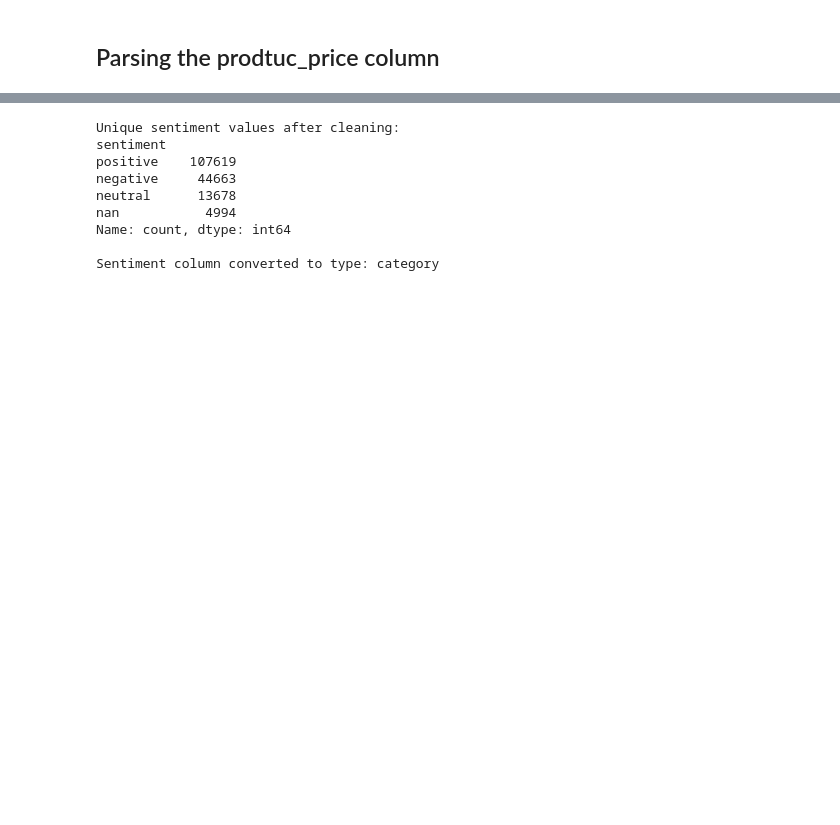
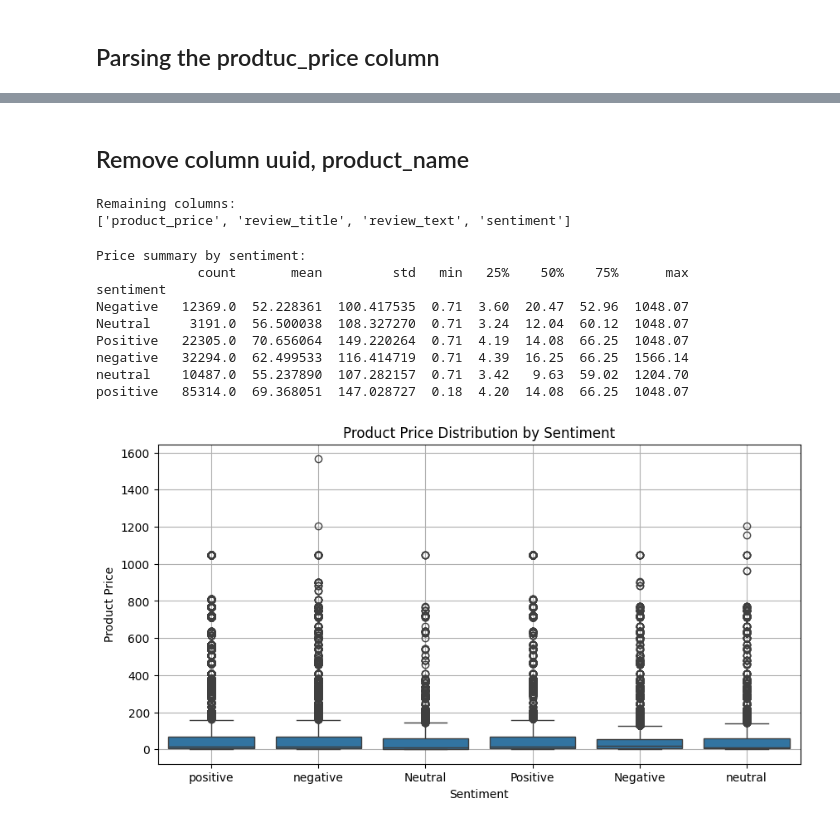
Before and after one commit to arnelkovacevic/ml-product-reviews-project, a Jupyter notebook: product_reviews_analysis.ipynb, the cells around one changed output, grey strips where cells are left out. Saved outputs shown, nothing was run; the diff lists cells and outputs as text; code cells hidden in the pictures; blank space fills up the shorter version.

```diff
--- a/product_reviews_analysis.ipynb
+++ b/product_reviews_analysis.ipynb
@@ -291,24 +249,42 @@ min           0.180000
 75%          66.250000
 max        1566.140000
 Name: product_price, dtype: float64
-# %%
-# Step 1: Convert all sentiment values to lowercase and strip extra spaces
-df['sentiment'] = df['sentiment'].astype(str).str.lower().str.strip()
-
-# Step 2: Show all unique values in the sentiment column
-print("Unique sentiment values after cleaning:")
-print(df['sentiment'].value_counts())
-
-# Step 3: Convert column type to 'category'
-df['sentiment'] = df['sentiment'].astype('category')
-print("\nSentiment column converted to type:", df['sentiment'].dtype)
-# %% [output]
-Unique sentiment values after cleaning:
-sentiment
-positive    107619
-negative     44663
-neutral      13678
-nan           4994
-Name: count, dtype: int64
-
-Sentiment column converted to type: category
+# %% [markdown]
+## Remove column uuid, product_name
+# %%
+# Drop columns that are not useful for modeling
+df = df.drop(columns=['review_uuid', 'product_name'])
+
+# Preview remaining columns
+print("Remaining columns:")
+print(df.columns.tolist())
+# %% [output]
+Remaining columns:
+['product_price', 'review_title', 'review_text', 'sentiment']
+# %%
+import seaborn as sns
+import matplotlib.pyplot as plt
+
+# Show summary statistics grouped by sentiment
+print("Price summary by sentiment:")
+print(df.groupby('sentiment', observed=False)['product_price'].describe())
+
+# Boxplot of prices by sentiment
+plt.figure(figsize=(10, 5))
+sns.boxplot(data=df, x='sentiment', y='product_price')
+plt.title("Product Price Distribution by Sentiment")
+plt.xlabel("Sentiment")
+plt.ylabel("Product Price")
+plt.grid(True)
+plt.show()
+# %% [output]
+Price summary by sentiment:
+             count       mean         std   min   25%    50%    75%      max
+sentiment
+Negative   12369.0  52.228361  100.417535  0.71  3.60  20.47  52.96  1048.07
+Neutral     3191.0  56.500038  108.327270  0.71  3.24  12.04  60.12  1048.07
+Positive   22305.0  70.656064  149.220264  0.71  4.19  14.08  66.25  1048.07
+negative   32294.0  62.499533  116.414719  0.71  4.39  16.25  66.25  1566.14
+neutral    10487.0  55.237890  107.282157  0.71  3.42   9.63  59.02  1204.70
+positive   85314.0  69.368051  147.028727  0.18  4.20  14.08  66.25  1048.07
+[figure, added]
```
Also changed, not shown: parts of 3 cells of this notebook.
